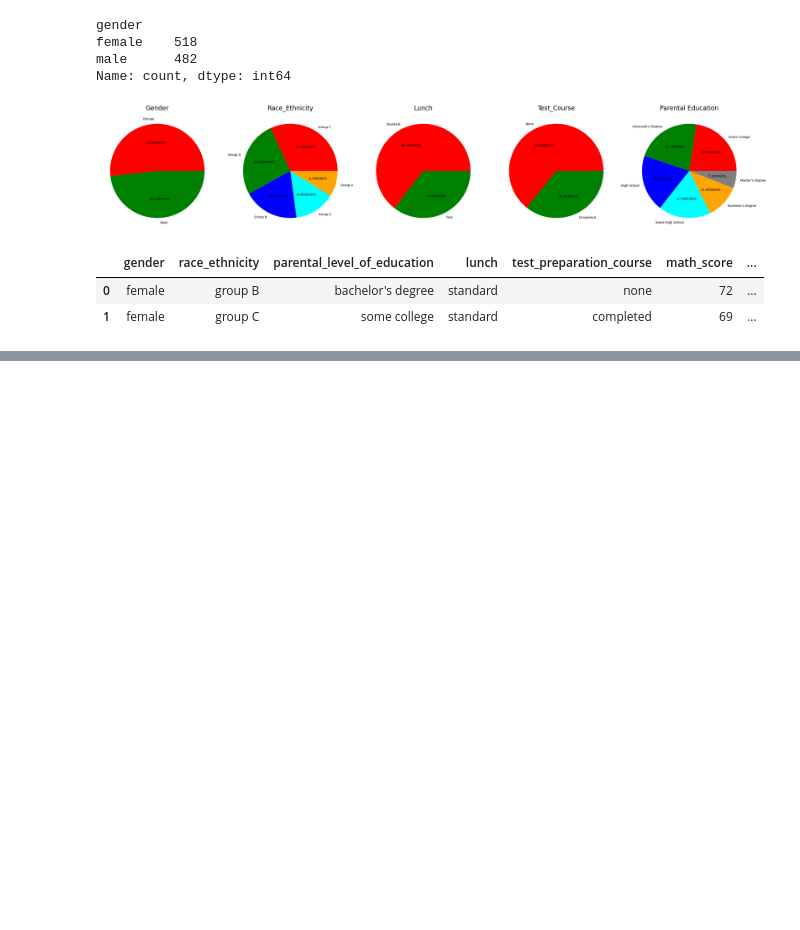
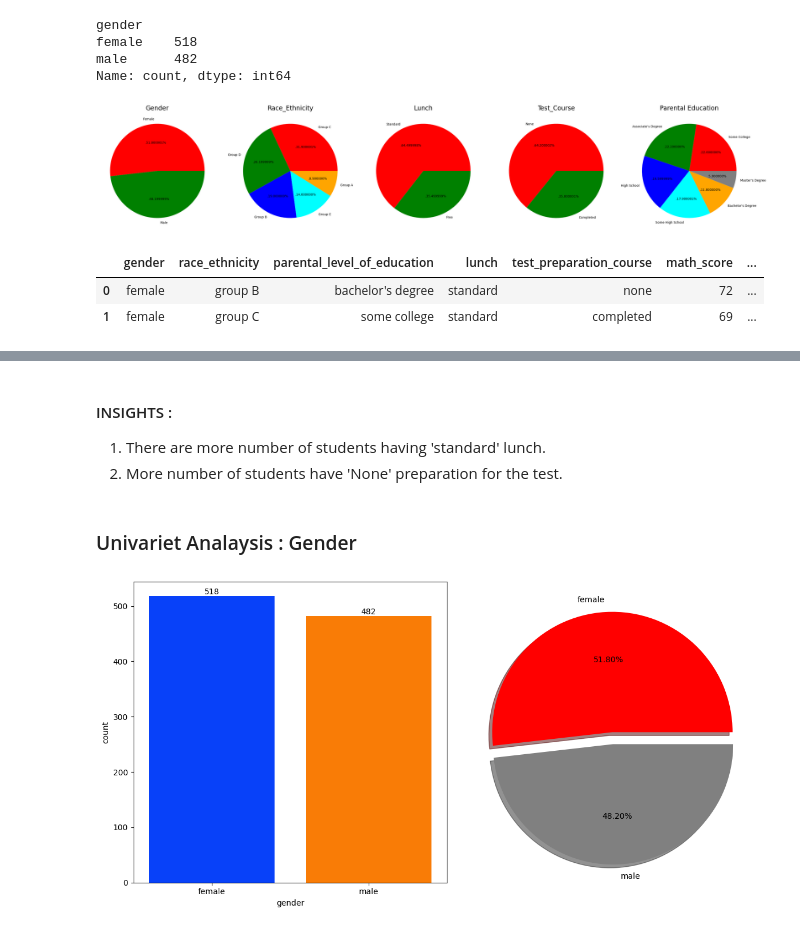
Before and after one commit to themaheshsalpure/mlproject, a Jupyter notebook: notebook/data/EDA_Student_performance.ipynb, the cells around one changed output, grey strips where cells are left out. Saved outputs shown, nothing was run; the diff lists cells and outputs as text; code cells hidden in the pictures; blank space fills up the shorter version.

```diff
--- a/notebook/data/EDA_Student_performance.ipynb
+++ b/notebook/data/EDA_Student_performance.ipynb
@@ -434,0 +452,19 @@ plt.pie(size , labels = label, colors = color, autopct='%2f%%')
+# %% [markdown]
+#### INSIGHTS :
+1. There are more number of students having 'standard' lunch.
+2. More number of students have 'None' preparation for the test.
+# %% [markdown]
+### Univariet Analaysis : Gender
+# %%
+fig, axs = plt.subplots(1, 2, figsize = (12, 6))
+sns.countplot(data = df, x = 'gender',palette='bright',saturation= 0.95, ax = axs[0])
+for container in axs[0].containers:
+    axs[0].bar_label(container, fontsize = 10)
+
+size = df['gender'].value_counts()
+label = df['gender'].unique()
+color = ['red', 'gray']
+plt.pie(size , labels = label, colors = color, explode = [0, 0.1], autopct = '%1.2f%%', shadow = True)
+plt.tight_layout()
+# %% [output]
+[figure, added]
```
Also changed, not shown: parts of 13 cells of this notebook.
